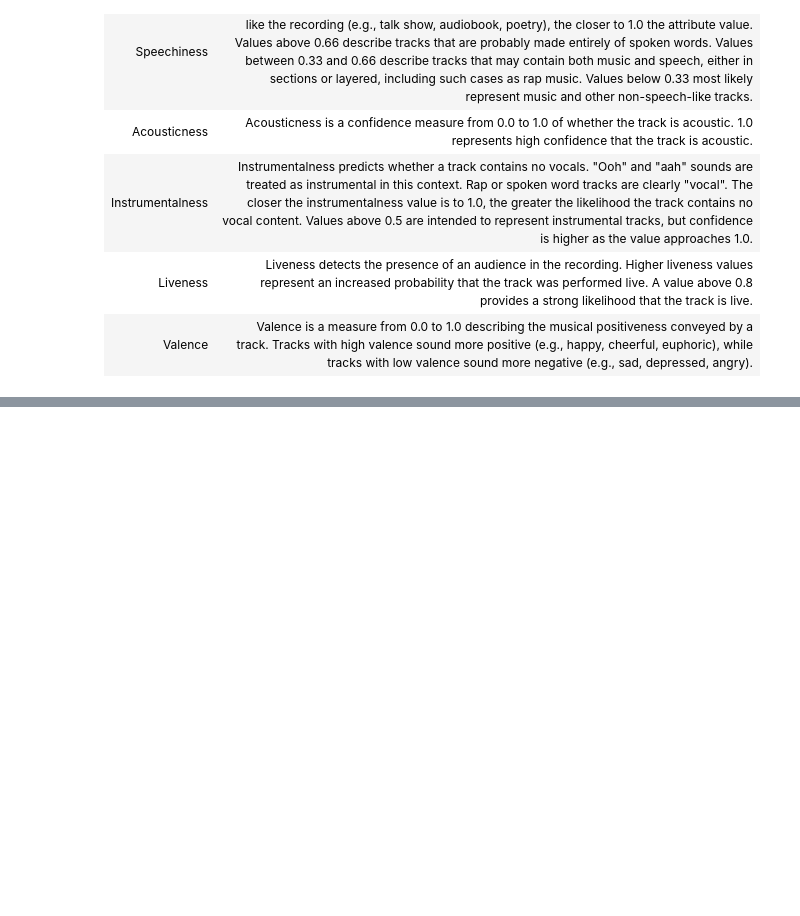
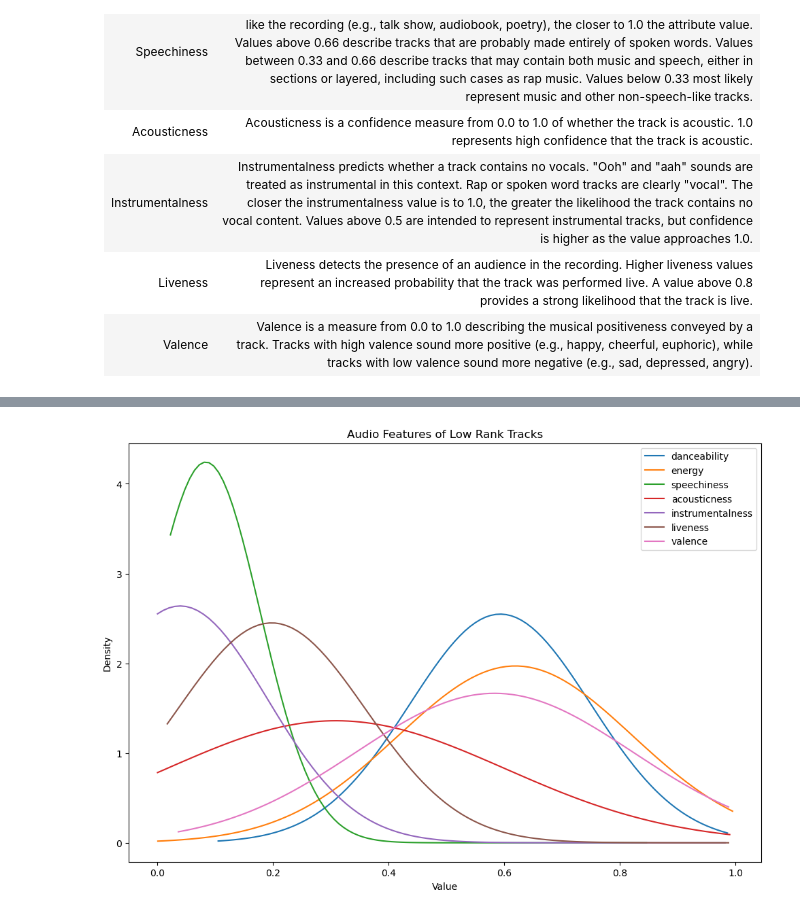
Before and after one commit to dliang5299/Spotify-Analysis, a Jupyter notebook: initial_analysis.ipynb, the cells around one changed output, grey strips where cells are left out. Saved outputs shown, nothing was run; the diff lists cells and outputs as text; code cells hidden in the pictures; blank space fills up the shorter version.

```diff
--- a/initial_analysis.ipynb
+++ b/initial_analysis.ipynb
@@ -216,0 +351,16 @@ Description of each feature copied from the Spotify API documentation:
+# %%
+plt.figure(figsize=(12, 8))
+
+# plot bell curve for each feature
+for feature in bottom_tracks_subset.columns:
+    x = np.linspace(bottom_tracks_subset[feature].min(), bottom_tracks_subset[feature].max(), 100)
+    plt.plot(x, norm.pdf(x, bottom_tracks_subset[feature].mean(), bottom_tracks_subset[feature].std()), label=feature)
+
+plt.title('Audio Features of Low Rank Tracks')
+plt.xlabel('Value')
+plt.ylabel('Density')
+
+plt.legend()
+plt.show()
+# %% [output]
+[figure, added]
```
Also changed, not shown: parts of 52 cells of this notebook.
